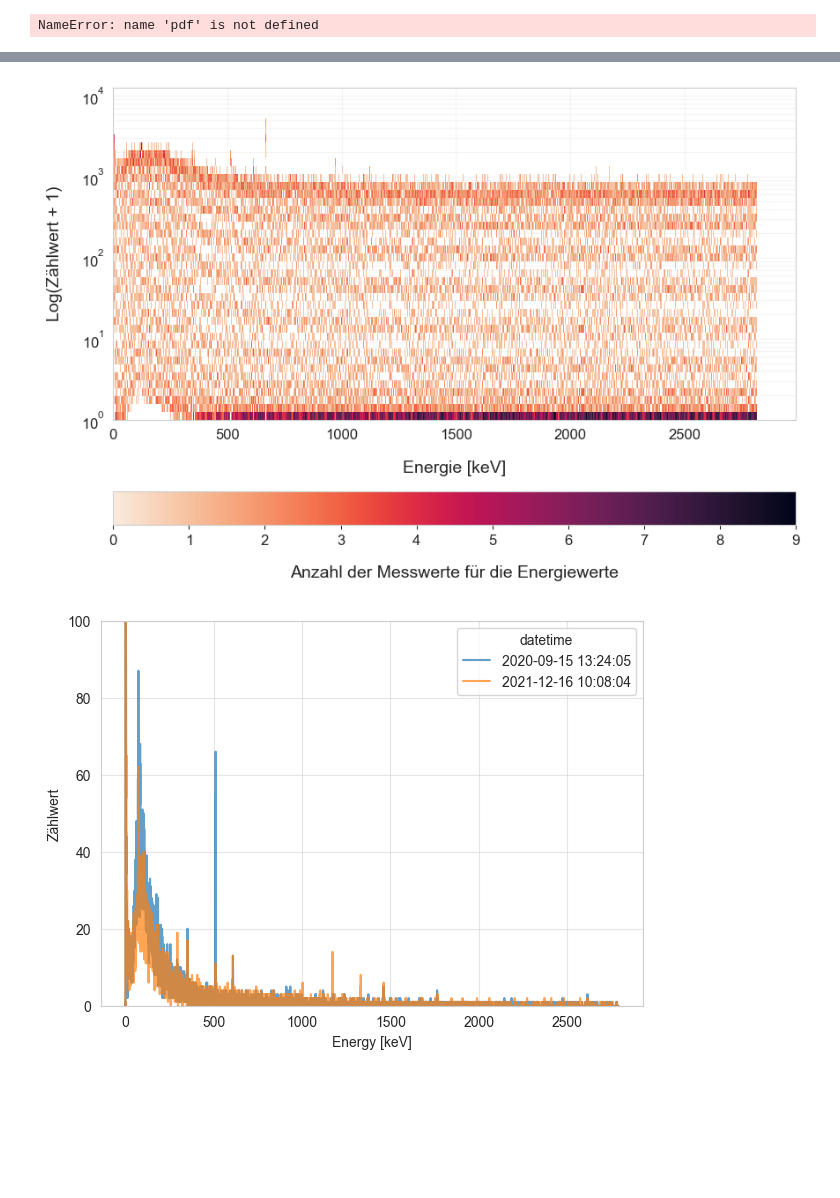
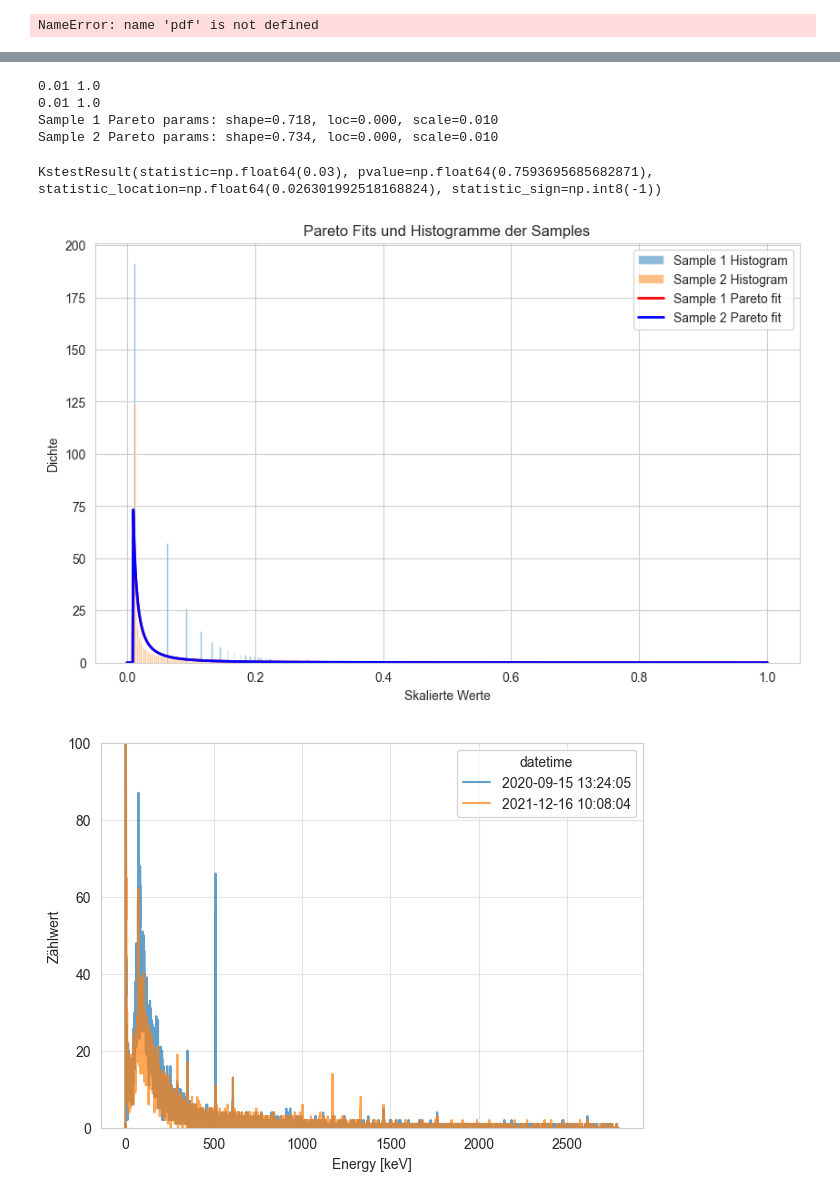
Before and after one commit to VitaliKStud/nuclide-identification, a Jupyter notebook: data_analysis.ipynb, the cells around one changed output, grey strips where cells are left out. Drawn from its saved outputs; the diff is of its cells as text; code cells hidden in the pictures; blank space fills up the shorter version.

```diff
--- a/data_analysis.ipynb
+++ b/data_analysis.ipynb
@@ -240,6 +344,42 @@ plt.close()
 # %%
+from scipy.stats import pareto
+import numpy as np
+# Fit Pareto to data1 and data2
+params1 = pareto.fit(sample1_scaled, floc=0)
+print(min(sample1_scaled), max(sample1_scaled))
+params2 = pareto.fit(sample2_scaled, floc=0)
+print(min(sample2_scaled), max(sample2_scaled))
+
+print(f"Sample 1 Pareto params: shape={params1[0]:.3f}, loc={params1[1]:.3f}, scale={params1[2]:.3f}")
+print(f"Sample 2 Pareto params: shape={params2[0]:.3f}, loc={params2[1]:.3f}, scale={params2[2]:.3f}")
 # %% [output]
-[figure, removed]
+0.01 1.0
+0.01 1.0
+Sample 1 Pareto params: shape=0.718, loc=0.000, scale=0.010
+Sample 2 Pareto params: shape=0.734, loc=0.000, scale=0.010
+# %%
+# x-Achse für den Plot: Werte von minimalem bis maximalem Wert aller Samples
+x = np.linspace(0, max(np.max(sample1_scaled), np.max(sample2_scaled)), 1000)
+
+# PDF der gefitteten Pareto-Verteilungen berechnen
+pdf1 = pareto.pdf(x, *params1)
+pdf2 = pareto.pdf(x, *params2)
+
+print(stats.ks_2samp(pdf1, pdf2))
+
+plt.figure(figsize=(10,6))
+plt.hist(sample1_scaled, bins=400, density=True, alpha=0.5, label="Sample 1 Histogram")
+plt.hist(sample2_scaled, bins=400, density=True, alpha=0.5, label="Sample 2 Histogram")
+plt.plot(x, pdf1, 'r-', lw=2, label='Sample 1 Pareto fit')
+plt.plot(x, pdf2, 'b-', lw=2, label='Sample 2 Pareto fit')
+plt.title("Pareto Fits und Histogramme der Samples")
+plt.xlabel("Skalierte Werte")
+plt.ylabel("Dichte")
+plt.legend()
+plt.show()
+# %% [output]
+KstestResult(statistic=np.float64(0.03), pvalue=np.float64(0.7593695685682871), statistic_location=np.float64(0.026301992518168824), statistic_sign=np.int8(-1))
+[figure, added]
 # %%
 one_measurement = measurement.loc[measurement["datetime"].isin(dates[6:8])]
 
```
Also changed, not shown: parts of 6 cells of this notebook, 17 other files.
